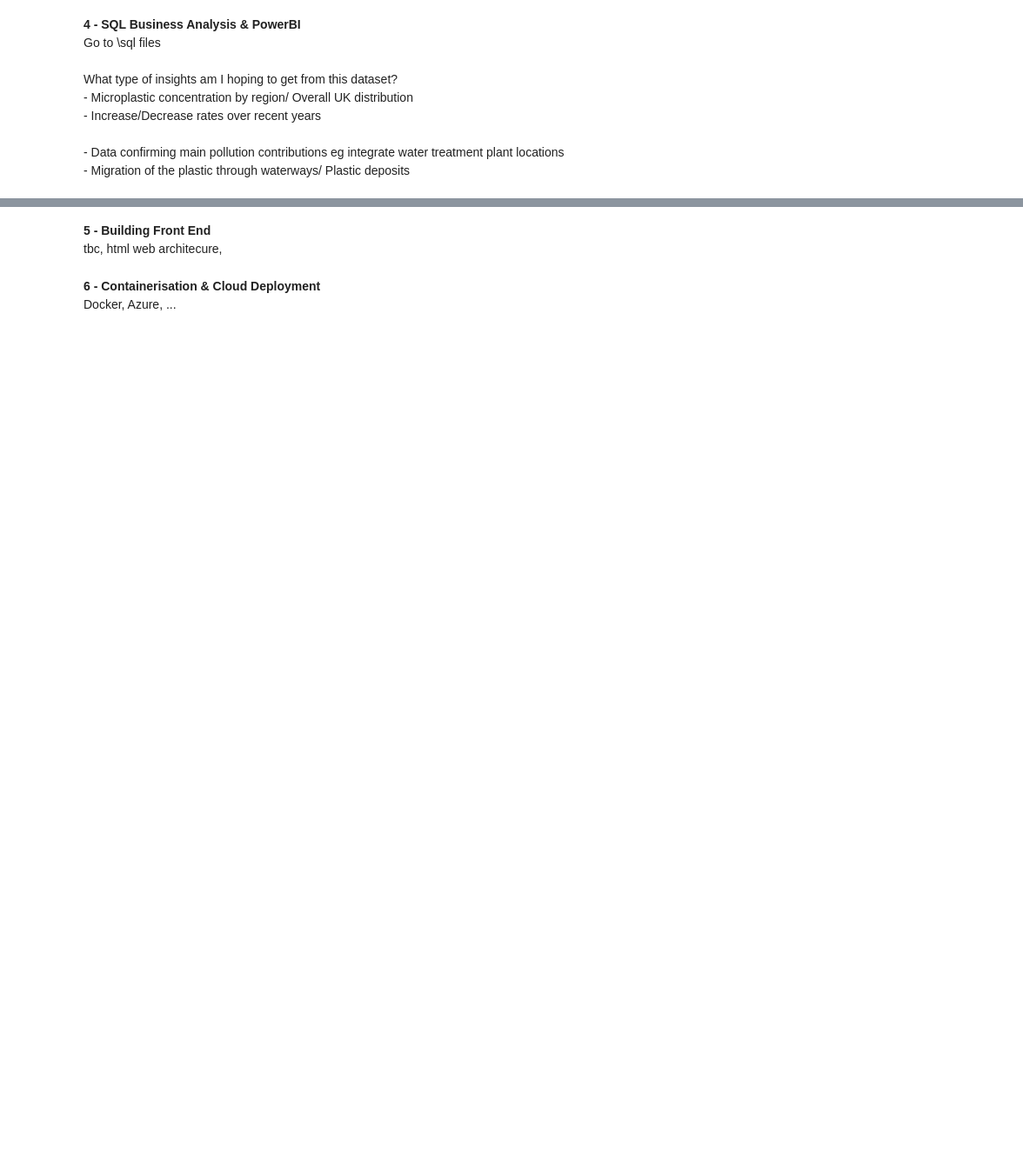
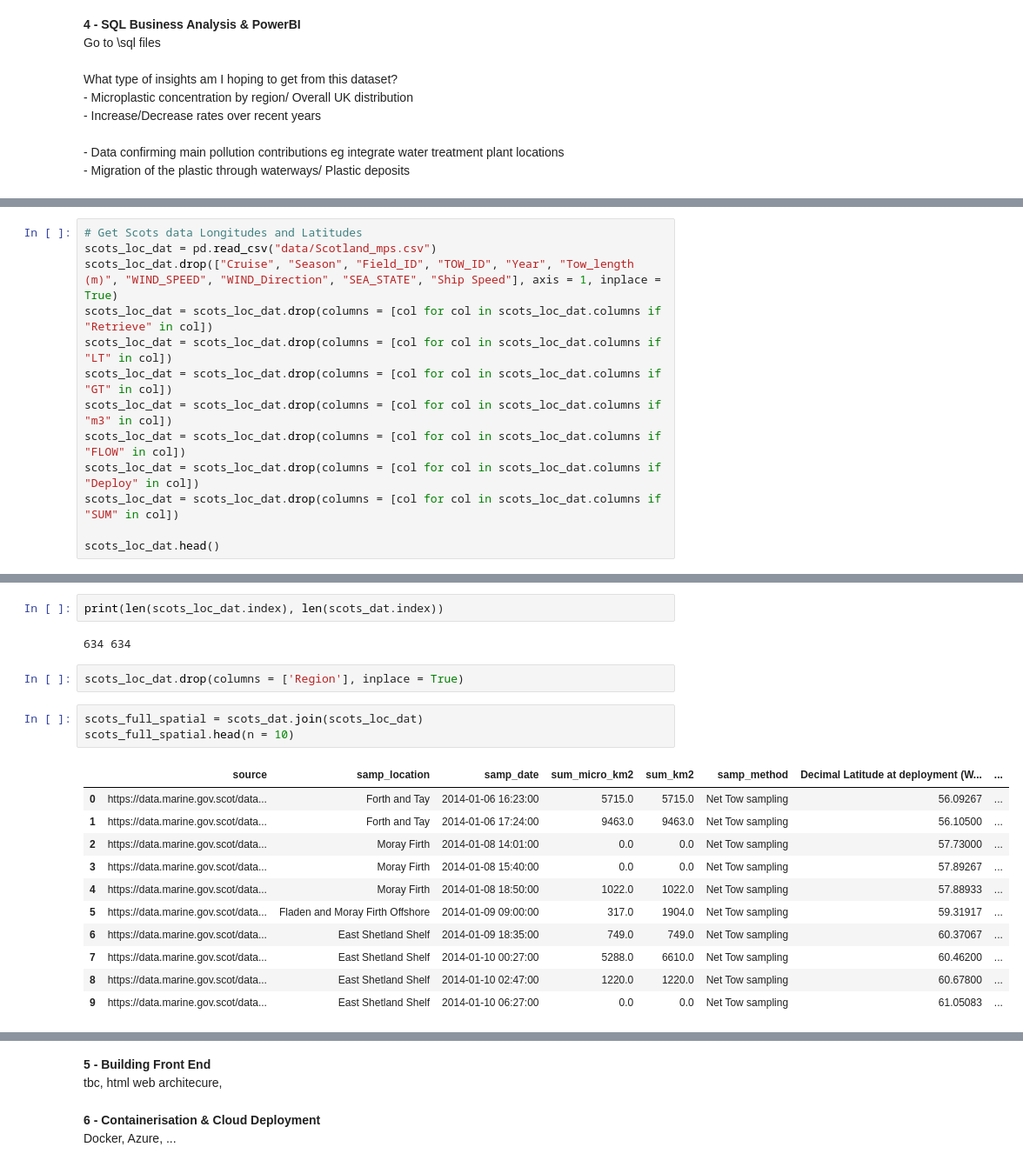
Before and after one commit to fonkerina/Microplastic-Tracker, a Jupyter notebook: MAIN.ipynb, the cells around one changed output, grey strips where cells are left out. Shown: that part at 87% size. Cells and saved outputs as stored; diff of their text form; blank space fills up the shorter version.

```diff
--- a/MAIN.ipynb
+++ b/MAIN.ipynb
@@ -369,0 +552,13 @@ scots_dat.to_sql(
+# %%
+# Get Scots data Longitudes and Latitudes
+scots_loc_dat = pd.read_csv("data/Scotland_mps.csv")
+scots_loc_dat.drop(["Cruise", "Season", "Field_ID", "TOW_ID", "Year", "Tow_length (m)", "WIND_SPEED", "WIND_Direction", "SEA_STATE", "Ship Speed"], axis = 1, inplace = True)
+scots_loc_dat = scots_loc_dat.drop(columns = [col for col in scots_loc_dat.columns if "Retrieve" in col])
+scots_loc_dat = scots_loc_dat.drop(columns = [col for col in scots_loc_dat.columns if "LT" in col])
+scots_loc_dat = scots_loc_dat.drop(columns = [col for col in scots_loc_dat.columns if "GT" in col])
+scots_loc_dat = scots_loc_dat.drop(columns = [col for col in scots_loc_dat.columns if "m3" in col])
+scots_loc_dat = scots_loc_dat.drop(columns = [col for col in scots_loc_dat.columns if "FLOW" in col])
+scots_loc_dat = scots_loc_dat.drop(columns = [col for col in scots_loc_dat.columns if "Deploy" in col])
+scots_loc_dat = scots_loc_dat.drop(columns = [col for col in scots_loc_dat.columns if "SUM" in col])
+
+scots_loc_dat.head()
@@ -369,0 +572,21 @@ scots_dat.to_sql(
+# %%
+print(len(scots_loc_dat.index), len(scots_dat.index))
+# %% [output]
+634 634
+# %%
+scots_loc_dat.drop(columns = ['Region'], inplace = True)
+# %%
+scots_full_spatial = scots_dat.join(scots_loc_dat)
+scots_full_spatial.head(n = 10)
+# %% [output]
+|  | source | samp_location | samp_date | sum_micro_km2 | sum_km2 | samp_method | Decimal Latitude at deployment (W... | ... |
+| 0 | https://data.marine.gov.scot/data... | Forth and Tay | 2014-01-06 16:23:00 | 5715.0 | 5715.0 | Net Tow sampling | 56.09267 | ... |
+| 1 | https://data.marine.gov.scot/data... | Forth and Tay | 2014-01-06 17:24:00 | 9463.0 | 9463.0 | Net Tow sampling | 56.10500 | ... |
+| 2 | https://data.marine.gov.scot/data... | Moray Firth | 2014-01-08 14:01:00 | 0.0 | 0.0 | Net Tow sampling | 57.73000 | ... |
+| 3 | https://data.marine.gov.scot/data... | Moray Firth | 2014-01-08 15:40:00 | 0.0 | 0.0 | Net Tow sampling | 57.89267 | ... |
+| 4 | https://data.marine.gov.scot/data... | Moray Firth | 2014-01-08 18:50:00 | 1022.0 | 1022.0 | Net Tow sampling | 57.88933 | ... |
+| 5 | https://data.marine.gov.scot/data... | Fladen and Moray Firth Offshore | 2014-01-09 09:00:00 | 317.0 | 1904.0 | Net Tow sampling | 59.31917 | ... |
+| 6 | https://data.marine.gov.scot/data... | East Shetland Shelf | 2014-01-09 18:35:00 | 749.0 | 749.0 | Net Tow sampling | 60.37067 | ... |
+| 7 | https://data.marine.gov.scot/data... | East Shetland Shelf | 2014-01-10 00:27:00 | 5288.0 | 6610.0 | Net Tow sampling | 60.46200 | ... |
+| 8 | https://data.marine.gov.scot/data... | East Shetland Shelf | 2014-01-10 02:47:00 | 1220.0 | 1220.0 | Net Tow sampling | 60.67800 | ... |
+| 9 | https://data.marine.gov.scot/data... | East Shetland Shelf | 2014-01-10 06:27:00 | 0.0 | 0.0 | Net Tow sampling | 61.05083 | ... |
```
Also changed, not shown: parts of 36 cells of this notebook.
